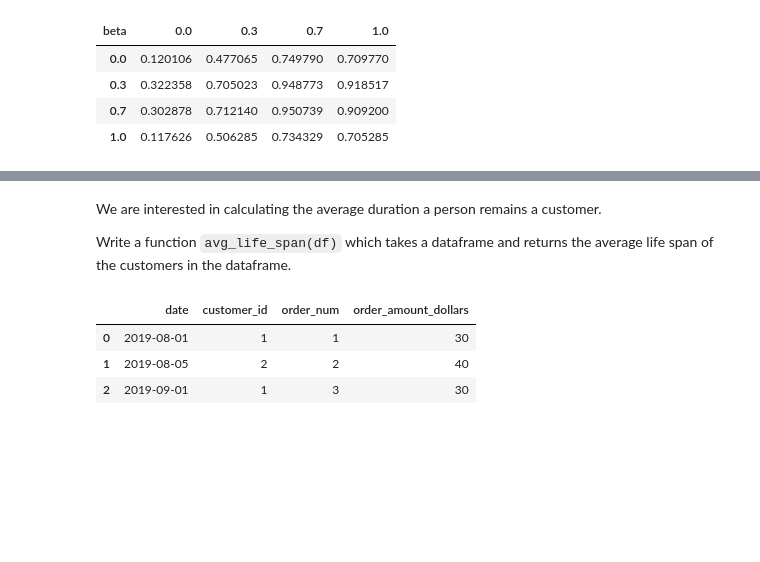
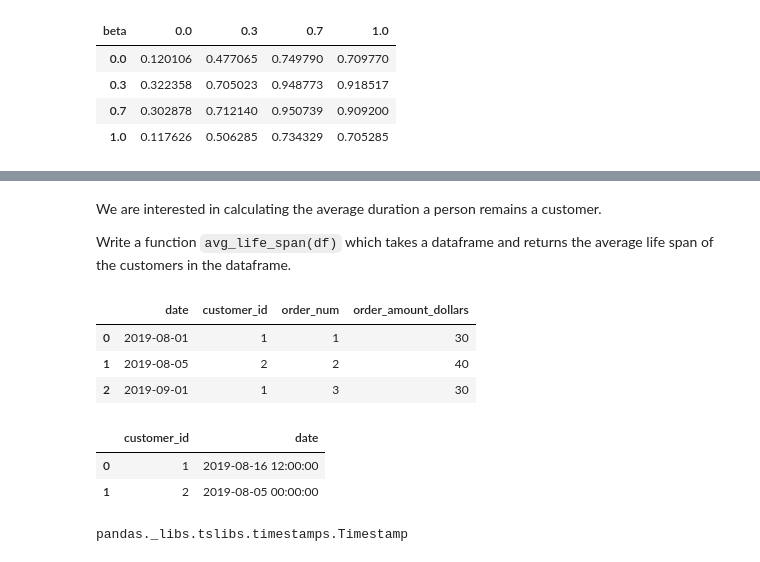
Before and after one commit to agolovini/python-warm-up, a Jupyter notebook: pandaspractice_com.ipynb, the cells around one changed output, grey strips where cells are left out. Drawn from its saved outputs; the diff is of its cells as text; code cells hidden in the pictures; blank space fills up the shorter version.

```diff
--- a/pandaspractice_com.ipynb
+++ b/pandaspractice_com.ipynb
@@ -350,10 +350,10 @@ df = pd.DataFrame({'date': pd.to_datetime(['2019-08-01', '2019-08-05', '2019-09-
                                           'customer_id': [1, 2, 1],
                                           'order_num': [1, 2, 3],
                                           'order_amount_dollars': [30, 40, 30]})
-# %% [markdown]
-We are interested in calculating the average duration a person remains a customer.
-
-Write a function `avg_life_span(df)` which takes a dataframe and returns the average life span of the customers in the dataframe.
+# %% [markdown]
+We are interested in calculating the average duration a person remains a customer.
+
+Write a function `avg_life_span(df)` which takes a dataframe and returns the average life span of the customers in the dataframe.
 # %%
 df
 # %% [output]
@@ -365,0 +364,10 @@ lifespan =
+# %%
+df.groupby(['customer_id'], as_index=False).agg({'date': 'mean'})
+# %% [output]
+|  | customer_id | date |
+| 0 | 1 | 2019-08-16 12:00:00 |
+| 1 | 2 | 2019-08-05 00:00:00 |
+# %%
+type(df.date[0])
+# %% [output]
+pandas._libs.tslibs.timestamps.Timestamp
```
Also changed, not shown: parts of 11 cells of this notebook.
